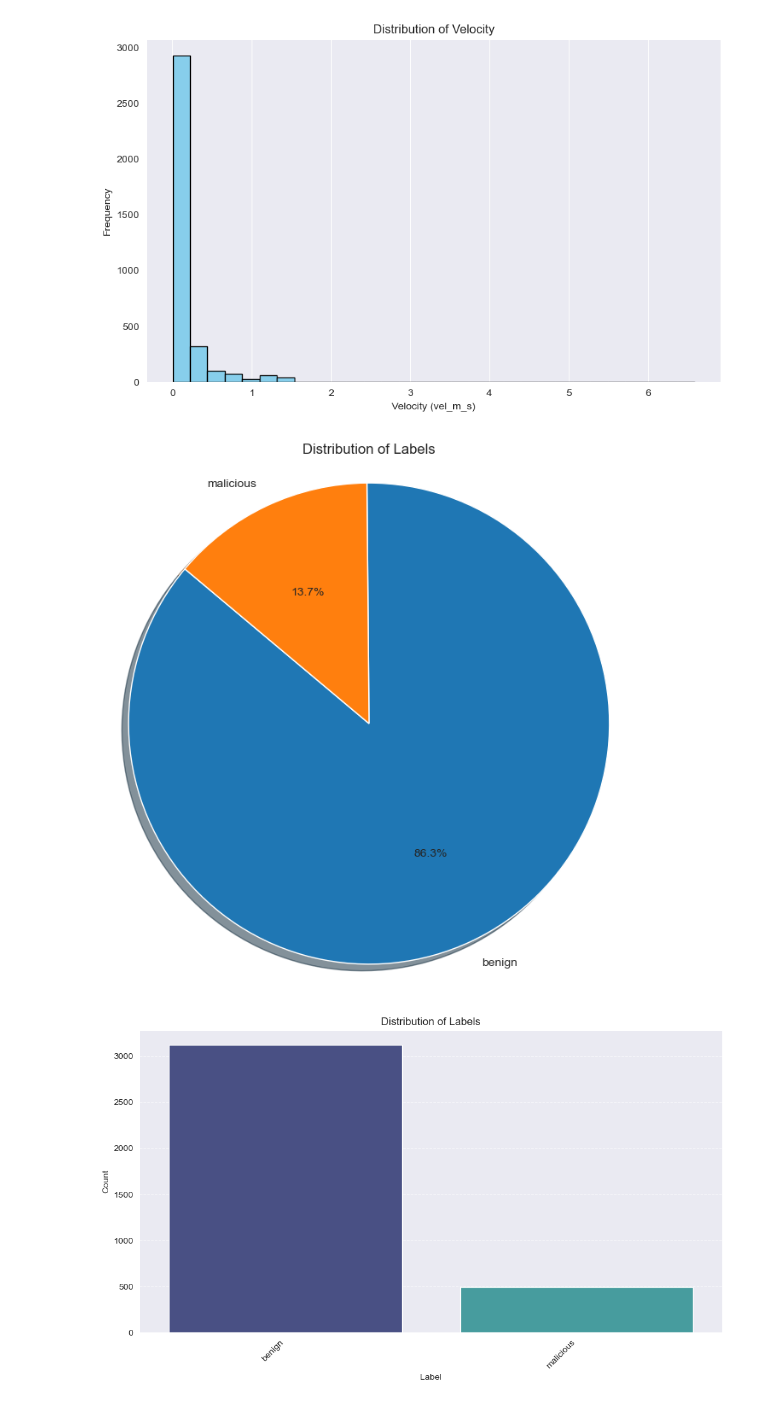
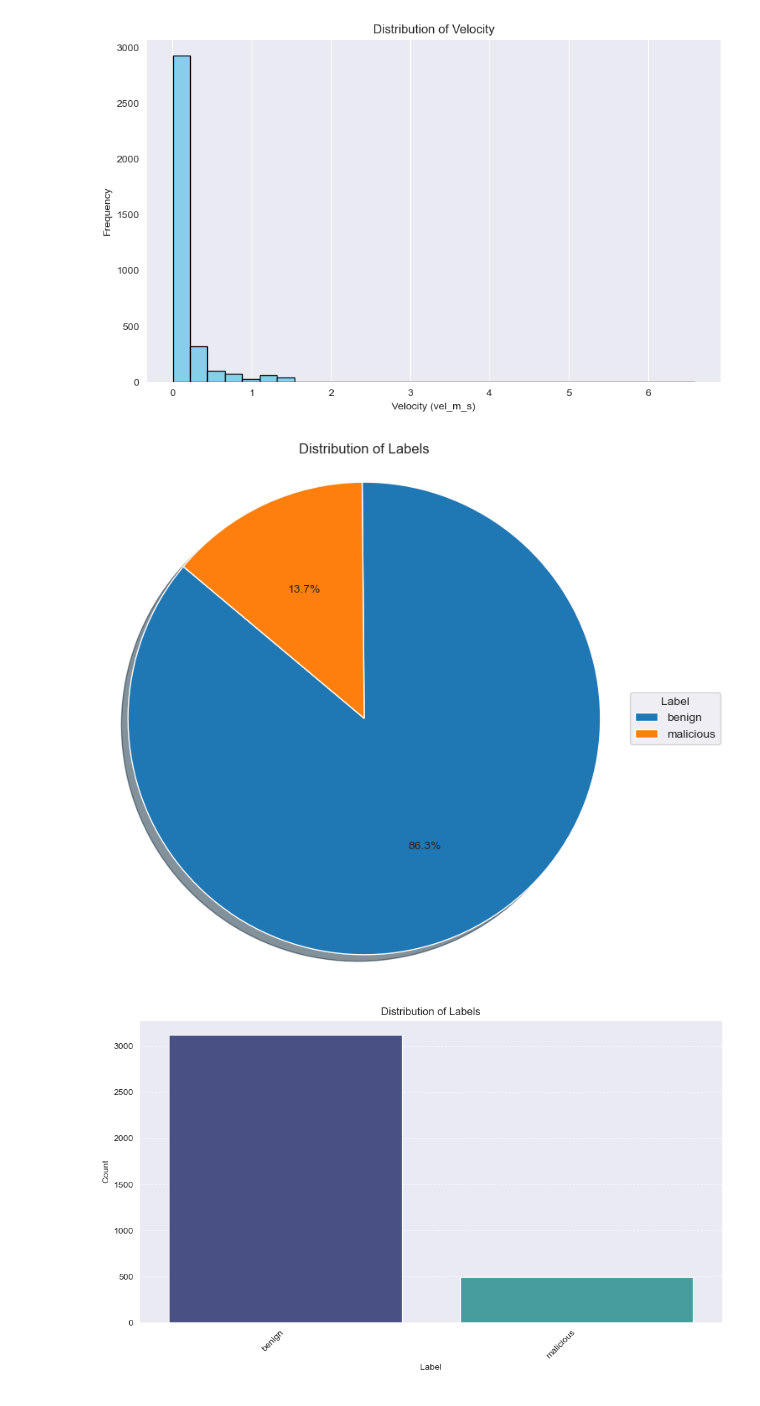
Before and after one commit to Colorado-Mesa-University-Cybersecurity/Image-Based-Intrusion-Detection-System-for-GPS-Spoofing-in-Unmanned-Aerial-Vehicles, a Jupyter notebook: Visualization/VisualizeSpoofGPS.ipynb, the cells around one changed output. Saved outputs shown, nothing was run; the diff lists cells and outputs as text; code cells hidden in the pictures.

Commit message:
add legend to pi chart, and remove useless classes in UnderAttack dataset class

```diff
--- a/Visualization/VisualizeSpoofGPS.ipynb
+++ b/Visualization/VisualizeSpoofGPS.ipynb
@@ -99,17 +99,23 @@ plt.show()
 # %%
 if 'label' in df.columns:
     label_counts = df['label'].value_counts()
 
     plt.figure(figsize=(8, 8))
-    plt.pie(label_counts, labels=label_counts.index, autopct='%1.1f%%', startangle=140, shadow=True)
-
+    wedges, texts, autotexts = plt.pie(
+        label_counts,
+        labels=None,
+        autopct='%1.1f%%',
+        startangle=140,
+        shadow=True
+    )
     plt.title('Distribution of Labels')
     plt.axis('equal')
+    plt.legend(wedges, label_counts.index, title="Label", bbox_to_anchor=(1, 0.5), loc="center left")
     plt.show()
 else:
     print("The 'label' column was not found in your DataFrame.")
 # %% [output]
-[figure, old version]
+[figure, new version]
 # %%
 if 'label' in df.columns:
     plt.figure(figsize=(10, 6))
```
Also changed, not shown: 1 other file.
